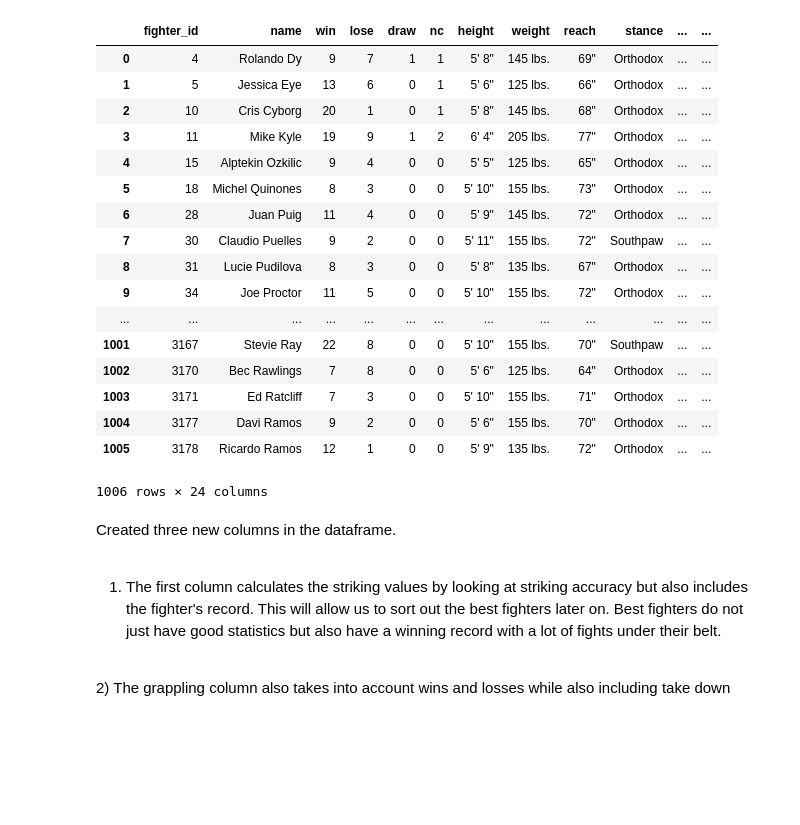
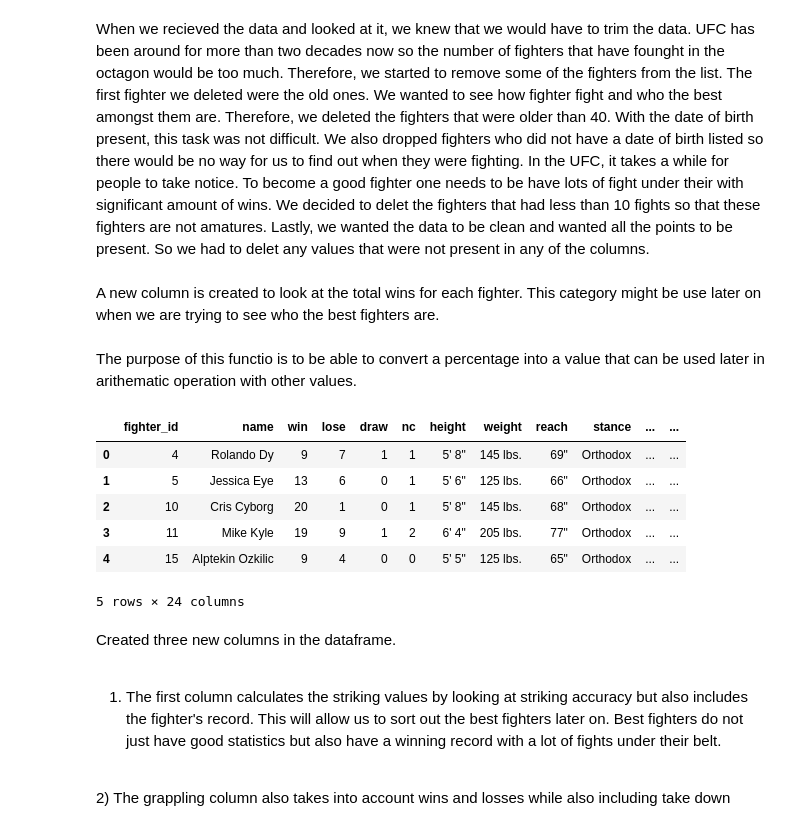
Before and after one commit to danielhill15/Best-UFC-TYPE, a Jupyter notebook: best_ufc_fighter_types (1).ipynb, the cells around one changed output. Drawn from its saved outputs; the diff is of its cells as text; code cells hidden in the pictures; blank space fills up the shorter version.

```diff
--- a/best_ufc_fighter_types (1).ipynb
+++ b/best_ufc_fighter_types (1).ipynb
@@ -54,3 +57,5 @@ updated_ufc
+# %% [markdown]
+When we recieved the data and looked at it, we knew that we would have to trim the data. UFC has been around for more than two decades now so the number of fighters that have founght in the octagon would be too much. Therefore, we started to remove some of the fighters from the list. The first fighter we deleted were the old ones. We wanted to see how fighter fight and who the best amongst them are. Therefore, we deleted the fighters that were older than 40. With the date of birth present, this task was not difficult. We also dropped fighters who did not have a date of birth listed so there would be no way for us to find out when they were fighting. In the UFC, it takes a while for people to take notice. To become a good fighter one needs to be have lots of fight under their with significant amount of wins. We decided to delet the fighters that had less than 10 fights so that these fighters are not amatures. Lastly, we wanted the data to be clean and wanted all the points to be present. So we had to delet any values that were not present in any of the columns.
 # %%
 tot_fights = []
 for i, rows in updated_ufc.iterrows():
@@ -58,3 +63,5 @@ for i, rows in updated_ufc.iterrows():
     tot_fights.append(total_fights)
 
 updated_ufc["total_fights"] = tot_fights
+# %% [markdown]
+A new column is created to look at the total wins for each fighter. This category might be use later on when we are trying to see who the best fighters are.
@@ -61,40 +71,28 @@ updated_ufc["total_fights"] = tot_fights
+# %% [markdown]
+The purpose of this functio is to be able to convert a percentage into a value that can be used later in arithematic operation with other values.
 # %%
-def p2f(x):
-    return float(x.strip('%'))/100
-
 str_val = []
 grap_val = []
 def_val = []
 for i, rows in updated_ufc.iterrows():
     str_val.append(float((rows["win"]*1.1) -(rows["lose"]*1.5)) * p2f(rows["Str_Acc"]))
     grap_val.append(float((rows["win"]*1.1) -(rows["lose"]*1.5)) * p2f(rows["TD_Acc"]))
     #should probably add some weight to sub_avg
     #there are a lots of 0% for TD_Acc. We might have to remove those fighters.
     def_val.append(float((rows["win"]*1.1) -(rows["lose"]*1.5)) * (p2f(rows["Str_Def"]) + p2f(rows["TD_Def"])))
 
 updated_ufc['str_val'] = str_val
 updated_ufc['grap_val'] = grap_val
 updated_ufc['def_val'] = def_val
-updated_ufc
+updated_ufc.head()
 # %% [output]
 |  | fighter_id | name | win | lose | draw | nc | height | weight | reach | stance | ... | ... |
 | 0 | 4 | Rolando Dy | 9 | 7 | 1 | 1 | 5' 8" | 145 lbs. | 69" | Orthodox | ... | ... |
 | 1 | 5 | Jessica Eye | 13 | 6 | 0 | 1 | 5' 6" | 125 lbs. | 66" | Orthodox | ... | ... |
 | 2 | 10 | Cris Cyborg | 20 | 1 | 0 | 1 | 5' 8" | 145 lbs. | 68" | Orthodox | ... | ... |
 | 3 | 11 | Mike Kyle | 19 | 9 | 1 | 2 | 6' 4" | 205 lbs. | 77" | Orthodox | ... | ... |
 | 4 | 15 | Alptekin Ozkilic | 9 | 4 | 0 | 0 | 5' 5" | 125 lbs. | 65" | Orthodox | ... | ... |
-| 5 | 18 | Michel Quinones | 8 | 3 | 0 | 0 | 5' 10" | 155 lbs. | 73" | Orthodox | ... | ... |
-| 6 | 28 | Juan Puig | 11 | 4 | 0 | 0 | 5' 9" | 145 lbs. | 72" | Orthodox | ... | ... |
-| 7 | 30 | Claudio Puelles | 9 | 2 | 0 | 0 | 5' 11" | 155 lbs. | 72" | Southpaw | ... | ... |
-| 8 | 31 | Lucie Pudilova | 8 | 3 | 0 | 0 | 5' 8" | 135 lbs. | 67" | Orthodox | ... | ... |
-| 9 | 34 | Joe Proctor | 11 | 5 | 0 | 0 | 5' 10" | 155 lbs. | 72" | Orthodox | ... | ... |
-| ... | ... | ... | ... | ... | ... | ... | ... | ... | ... | ... | ... | ... |
-| 1001 | 3167 | Stevie Ray | 22 | 8 | 0 | 0 | 5' 10" | 155 lbs. | 70" | Southpaw | ... | ... |
-| 1002 | 3170 | Bec Rawlings | 7 | 8 | 0 | 0 | 5' 6" | 125 lbs. | 64" | Orthodox | ... | ... |
-| 1003 | 3171 | Ed Ratcliff | 7 | 3 | 0 | 0 | 5' 10" | 155 lbs. | 71" | Orthodox | ... | ... |
-| 1004 | 3177 | Davi Ramos | 9 | 2 | 0 | 0 | 5' 6" | 155 lbs. | 70" | Orthodox | ... | ... |
-| 1005 | 3178 | Ricardo Ramos | 12 | 1 | 0 | 0 | 5' 9" | 135 lbs. | 72" | Orthodox | ... | ... |
-1006 rows × 24 columns
+5 rows × 24 columns
 # %% [markdown]
 Created three new columns in the dataframe. <br>
 <br>
```
Also changed, not shown: parts of 15 cells of this notebook.
